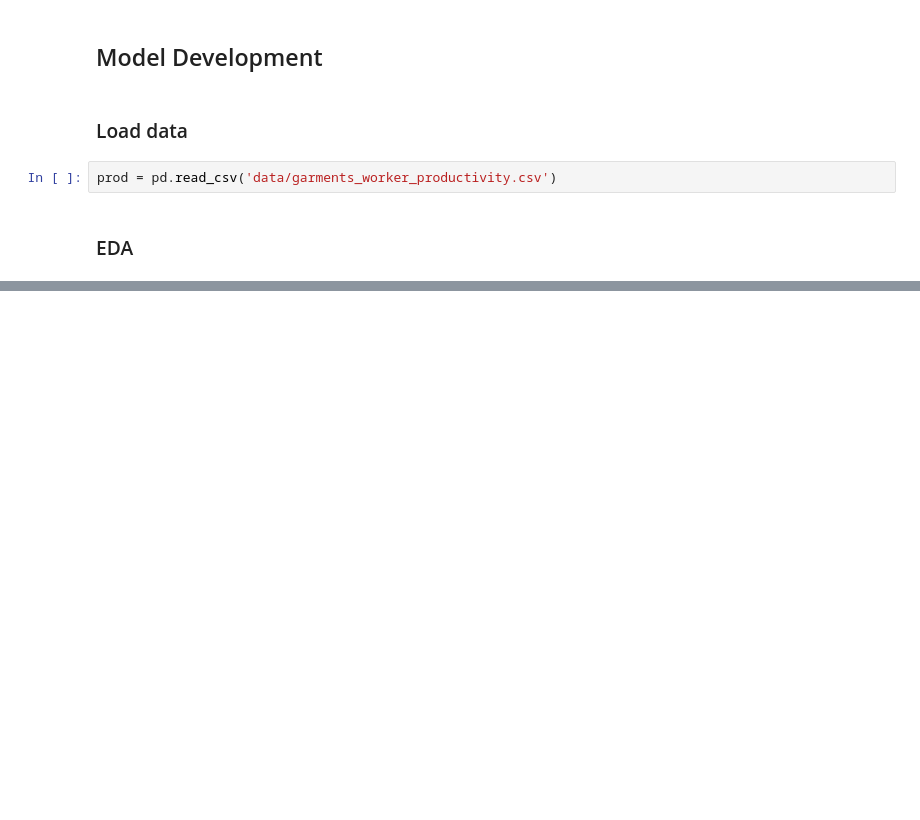
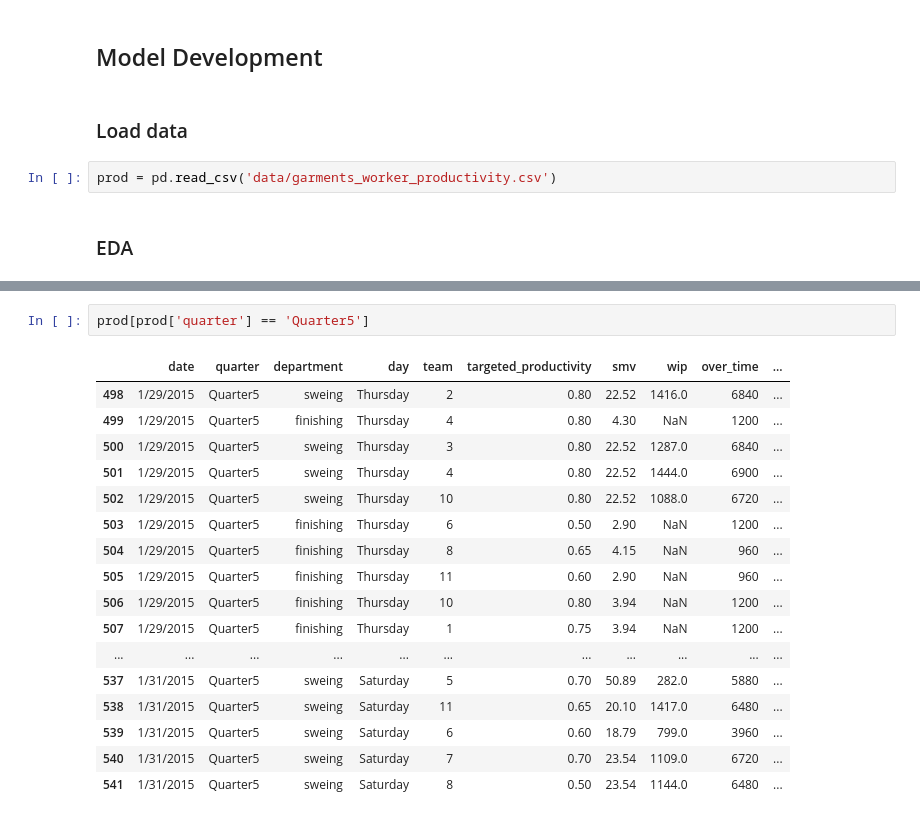
Before and after one commit to 1Elral4/Employee-Productivity-Predictor-with-Trees, a Jupyter notebook: productivity_predictor.ipynb, the cells around one changed output, grey strips where cells are left out. Saved outputs shown, nothing was run; the diff lists cells and outputs as text; blank space fills up the shorter version.

```diff
--- a/productivity_predictor.ipynb
+++ b/productivity_predictor.ipynb
@@ -46,0 +111,20 @@ prod = pd.read_csv('data/garments_worker_productivity.csv')
+# %%
+prod[prod['quarter'] == 'Quarter5']
+# %% [output]
+|  | date | quarter | department | day | team | targeted_productivity | smv | wip | over_time | ... |
+| 498 | 1/29/2015 | Quarter5 | sweing | Thursday | 2 | 0.80 | 22.52 | 1416.0 | 6840 | ... |
+| 499 | 1/29/2015 | Quarter5 | finishing | Thursday | 4 | 0.80 | 4.30 | NaN | 1200 | ... |
+| 500 | 1/29/2015 | Quarter5 | sweing | Thursday | 3 | 0.80 | 22.52 | 1287.0 | 6840 | ... |
+| 501 | 1/29/2015 | Quarter5 | sweing | Thursday | 4 | 0.80 | 22.52 | 1444.0 | 6900 | ... |
+| 502 | 1/29/2015 | Quarter5 | sweing | Thursday | 10 | 0.80 | 22.52 | 1088.0 | 6720 | ... |
+| 503 | 1/29/2015 | Quarter5 | finishing | Thursday | 6 | 0.50 | 2.90 | NaN | 1200 | ... |
+| 504 | 1/29/2015 | Quarter5 | finishing | Thursday | 8 | 0.65 | 4.15 | NaN | 960 | ... |
+| 505 | 1/29/2015 | Quarter5 | finishing | Thursday | 11 | 0.60 | 2.90 | NaN | 960 | ... |
+| 506 | 1/29/2015 | Quarter5 | finishing | Thursday | 10 | 0.80 | 3.94 | NaN | 1200 | ... |
+| 507 | 1/29/2015 | Quarter5 | finishing | Thursday | 1 | 0.75 | 3.94 | NaN | 1200 | ... |
+| ... | ... | ... | ... | ... | ... | ... | ... | ... | ... | ... |
+| 537 | 1/31/2015 | Quarter5 | sweing | Saturday | 5 | 0.70 | 50.89 | 282.0 | 5880 | ... |
+| 538 | 1/31/2015 | Quarter5 | sweing | Saturday | 11 | 0.65 | 20.10 | 1417.0 | 6480 | ... |
+| 539 | 1/31/2015 | Quarter5 | sweing | Saturday | 6 | 0.60 | 18.79 | 799.0 | 3960 | ... |
+| 540 | 1/31/2015 | Quarter5 | sweing | Saturday | 7 | 0.70 | 23.54 | 1109.0 | 6720 | ... |
+| 541 | 1/31/2015 | Quarter5 | sweing | Saturday | 8 | 0.50 | 23.54 | 1144.0 | 6480 | ... |
```
Also changed, not shown: parts of 9 cells of this notebook.
